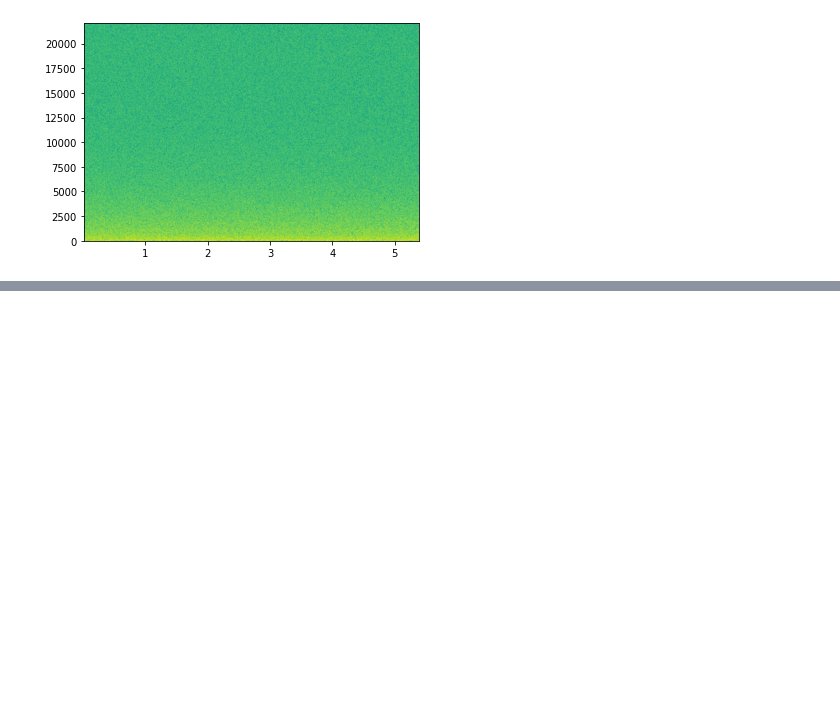
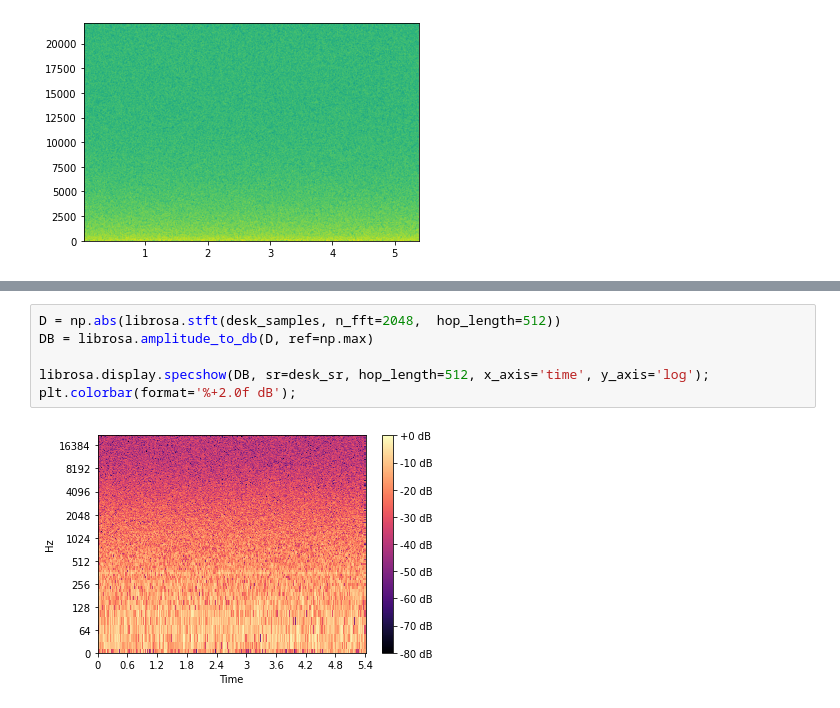
Before and after one commit to lukaschoebel/bed, a Jupyter notebook: notebooks/playground.ipynb, the cells around one changed output, grey strips where cells are left out. Cells and saved outputs as stored; diff of their text form; blank space fills up the shorter version.

```diff
--- a/notebooks/playground.ipynb
+++ b/notebooks/playground.ipynb
@@ -80,0 +89,8 @@ Pxx, freqs, bins, im = plt.specgram(desk_samples, NFFT=1024, Fs=desk_sr, noverla
+# %%
+D = np.abs(librosa.stft(desk_samples, n_fft=2048,  hop_length=512))
+DB = librosa.amplitude_to_db(D, ref=np.max)
+
+librosa.display.specshow(DB, sr=desk_sr, hop_length=512, x_axis='time', y_axis='log');
+plt.colorbar(format='%+2.0f dB');
+# %% [output]
+[figure, added]
```
Also changed, not shown: parts of 5 cells of this notebook, 2 other files.
